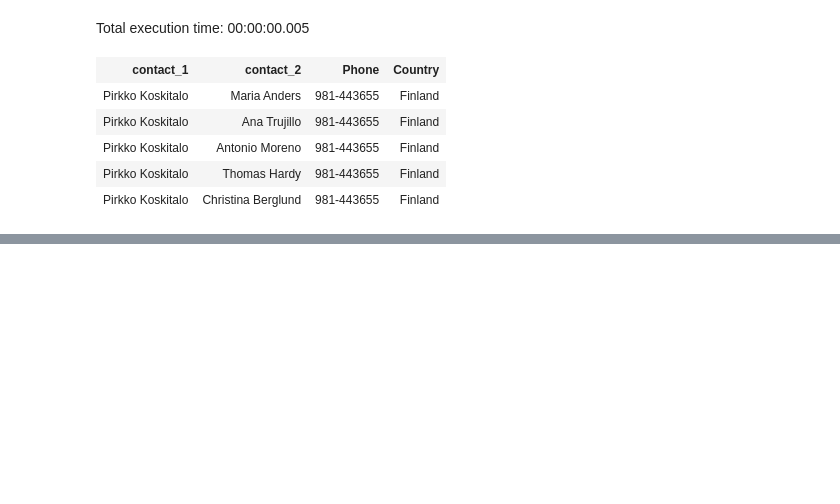
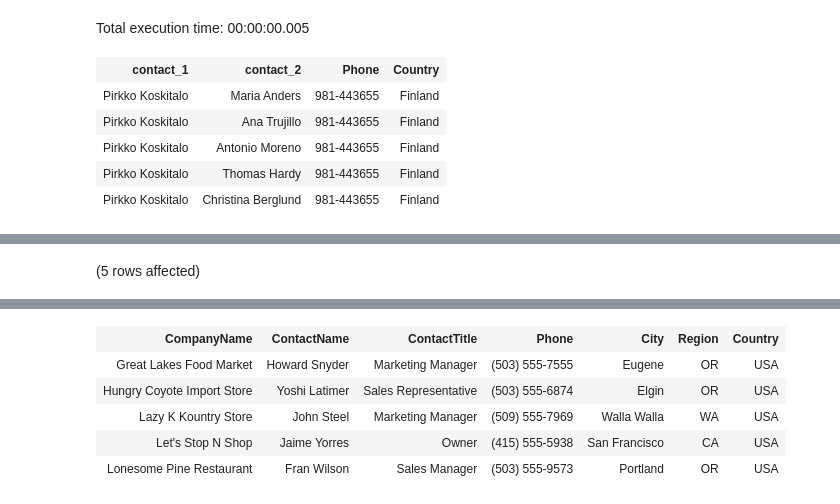
Before and after one commit to KCracks/KBIA_Portfolio, a Jupyter notebook: Kamani_SQL 25 Tips_Notebook.ipynb, the cells around one changed output, grey strips where cells are left out. Drawn from its saved outputs; the diff is of its cells as text; code cells hidden in the pictures; blank space fills up the shorter version.

```diff
--- a/Kamani_SQL 25 Tips_Notebook.ipynb
+++ b/Kamani_SQL 25 Tips_Notebook.ipynb
@@ -561,0 +699,6 @@ The following query uses the SELF JOIN function to return records from the "Cust
+# %%
+SELECT top 5 *
+FROM [USA_Customers]
+;
+# %% [output]
+(5 rows affected)
@@ -561,0 +706,6 @@ The following query uses the SELF JOIN function to return records from the "Cust
+| CompanyName | ContactName | ContactTitle | Phone | City | Region | Country |
+| Great Lakes Food Market | Howard Snyder | Marketing Manager | (503) 555-7555 | Eugene | OR | USA |
+| Hungry Coyote Import Store | Yoshi Latimer | Sales Representative | (503) 555-6874 | Elgin | OR | USA |
+| Lazy K Kountry Store | John Steel | Marketing Manager | (509) 555-7969 | Walla Walla | WA | USA |
+| Let's Stop N Shop | Jaime Yorres | Owner | (415) 555-5938 | San Francisco | CA | USA |
+| Lonesome Pine Restaurant | Fran Wilson | Sales Manager | (503) 555-9573 | Portland | OR | USA |
```
Also changed, not shown: parts of 39 cells of this notebook.
